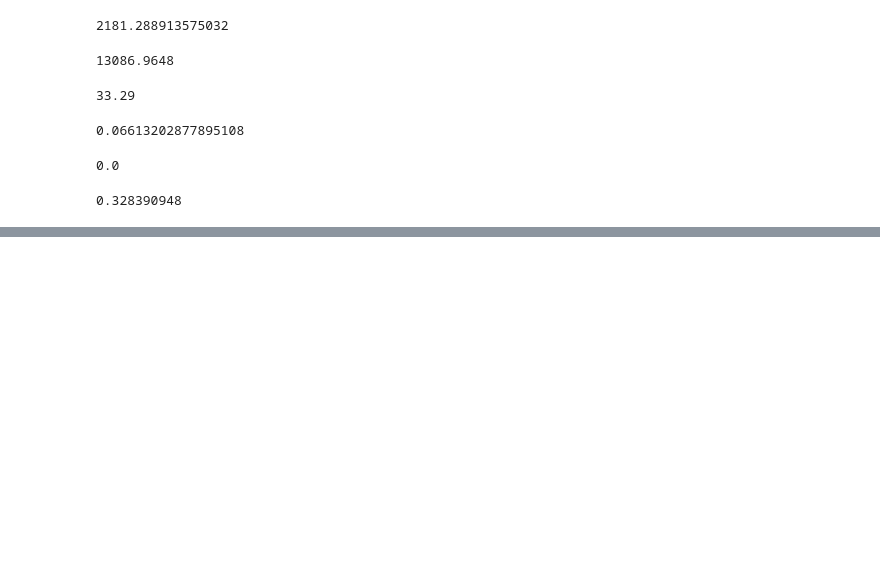
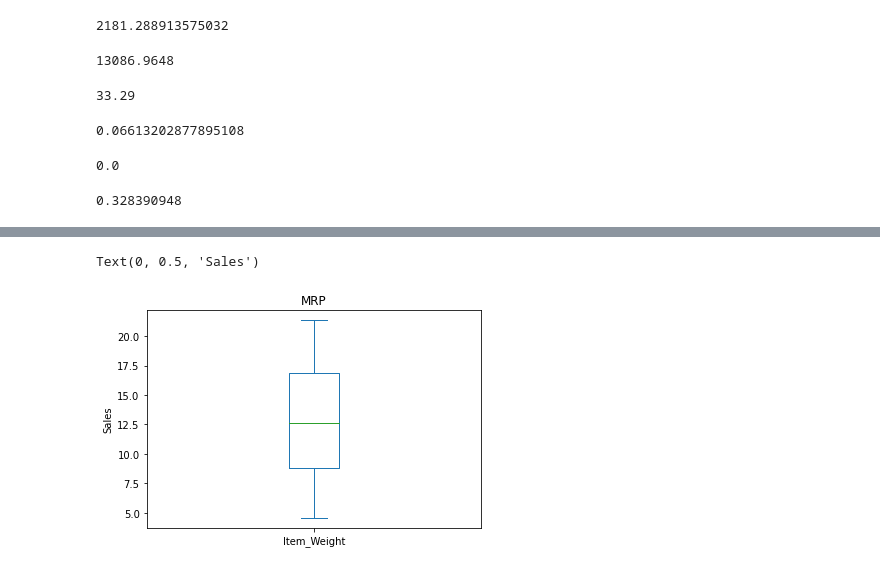
Before and after one commit to AbdoIbrahim/food-sales-predictions, a Jupyter notebook: Project_1_Part_1_(Core).ipynb, the cells around one changed output, grey strips where cells are left out. Cells and saved outputs as stored; diff of their text form; code cells hidden in the pictures; blank space fills up the shorter version.

```diff
--- a/Project_1_Part_1_(Core).ipynb
+++ b/Project_1_Part_1_(Core).ipynb
@@ -238,0 +309,7 @@ df['Item_Visibility'].max()
+# %%
+df['Item_Weight'].plot(kind='box')
+plt.title('MRP')
+plt.ylabel('Sales')
+# %% [output]
+Text(0, 0.5, 'Sales')
+[figure, added]
```
Also changed, not shown: parts of 22 cells of this notebook.
